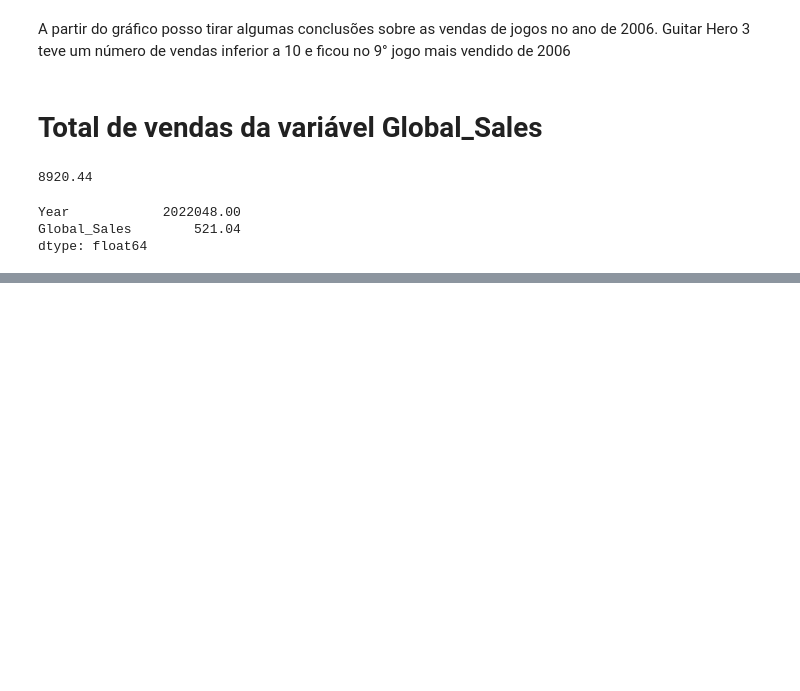
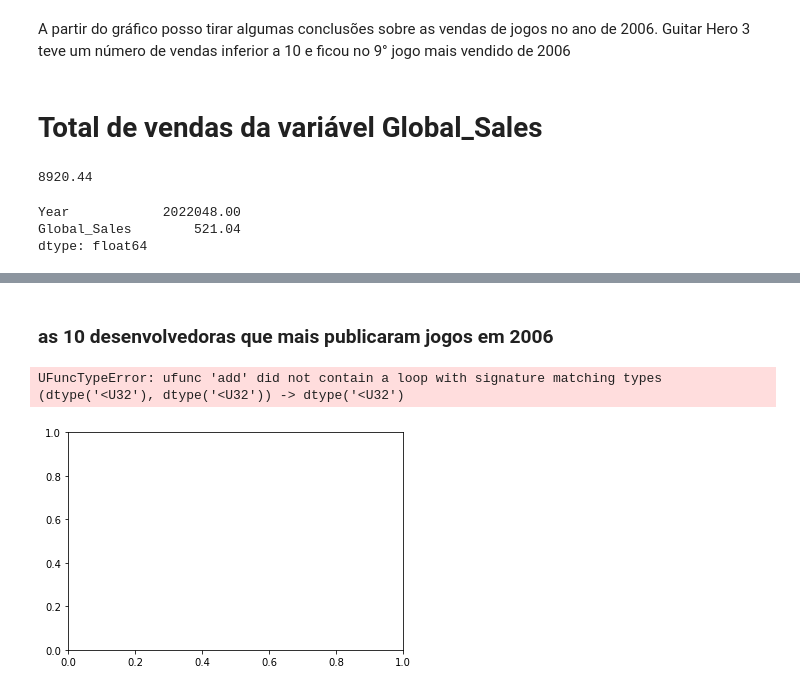
Before and after one commit to DevRaphael7/exercicios_matplotlib, a Jupyter notebook: 005 - Venda de jogos 1980 a 2016.ipynb, the cells around one changed output, grey strips where cells are left out. Cells and saved outputs as stored; diff of their text form; code cells hidden in the pictures; blank space fills up the shorter version.

```diff
--- a/005 - Venda de jogos 1980 a 2016.ipynb
+++ b/005 - Venda de jogos 1980 a 2016.ipynb
@@ -315,0 +375,5 @@ dtype: float64
+# %%
+# tabela[['Year', 'Publisher']].query('Year == 2006').value_counts().keys()
+table = pd.DataFrame( tabela[['Year', 'Publisher']].query('Year == 2006').value_counts().keys(), columns=['Desenvolvedoras'])
+table['Quant_Publisher'] = tabela[['Year', 'Publisher']].query('Year == 2006').value_counts().values
+table
@@ -315,0 +410,8 @@ dtype: float64
+# %% [markdown]
+### as 10 desenvolvedoras que mais publicaram jogos em 2006
+# %%
+plt.barh(table['Quant_Publisher'], table['Desenvolvedoras'])
+plt.show()
+# %% [output]
+UFuncTypeError: ufunc 'add' did not contain a loop with signature matching types (dtype('<U32'), dtype('<U32')) -> dtype('<U32')
+[figure, added]
```
Also changed, not shown: parts of 8 cells of this notebook, 2 other files.
